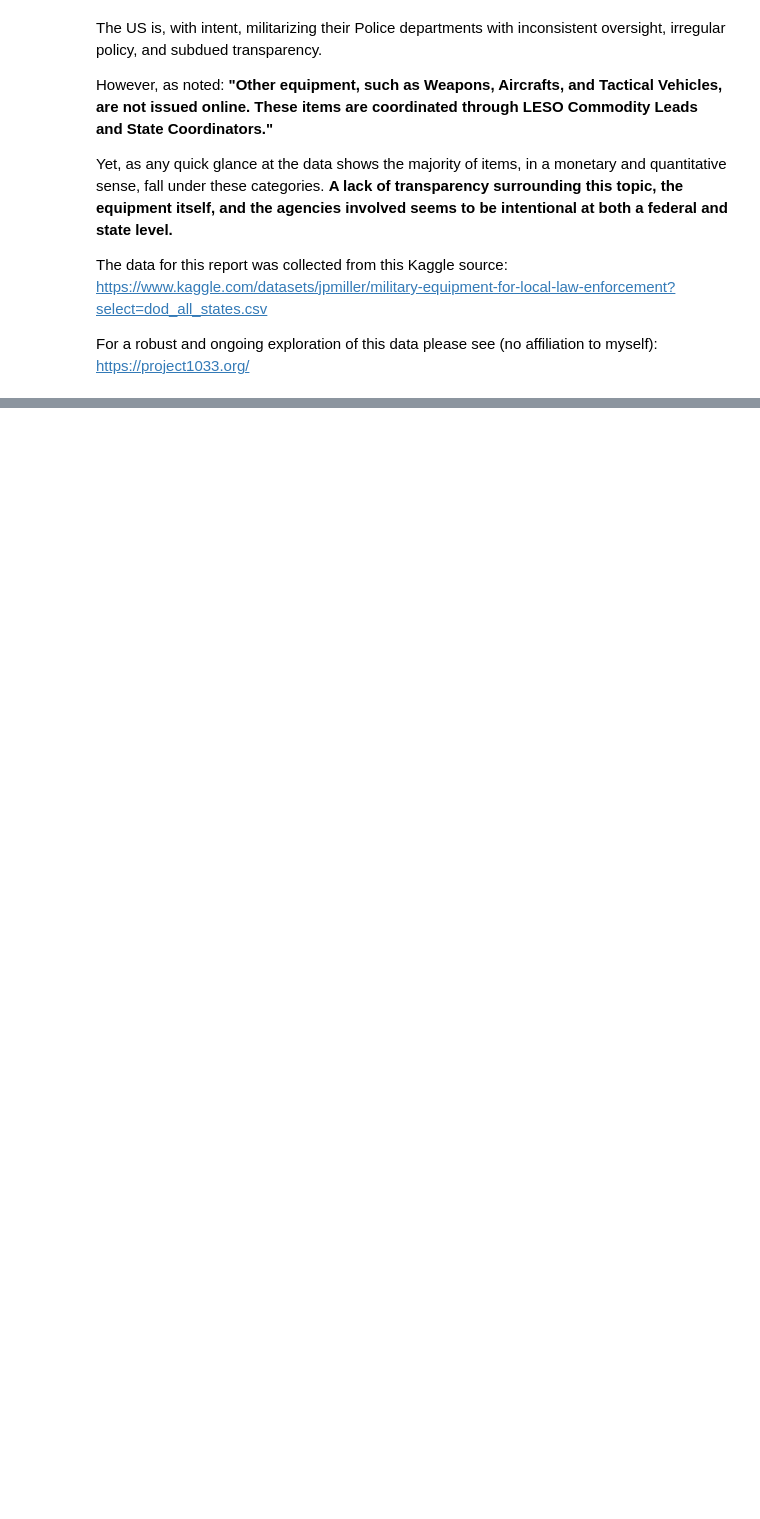
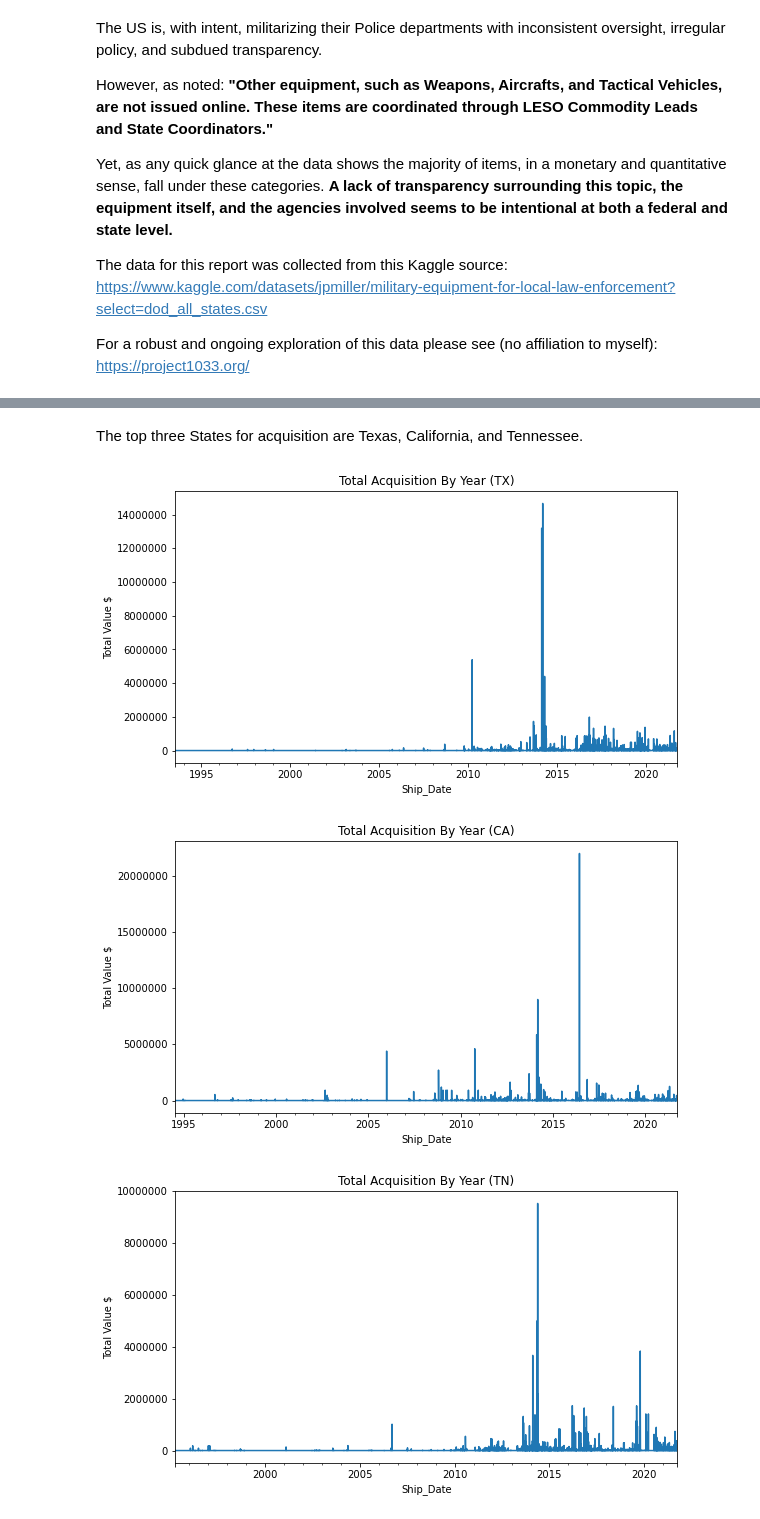
Before and after one commit to watermanbrandyn/personal_project_1033, a Jupyter notebook: Report_1033_Program.ipynb, the cells around one changed output, grey strips where cells are left out. Saved outputs shown, nothing was run; the diff lists cells and outputs as text; code cells hidden in the pictures; blank space fills up the shorter version.

```diff
--- a/Report_1033_Program.ipynb
+++ b/Report_1033_Program.ipynb
@@ -82,0 +105,8 @@ df.total_value.sum()
+# %% [markdown]
+The top three States for acquisition are Texas, California, and Tennessee.
+# %%
+e.top_three(df)
+# %% [output]
+[figure, added]
+[figure, added]
+[figure, added]
```
Also changed, not shown: parts of 30 cells of this notebook.
